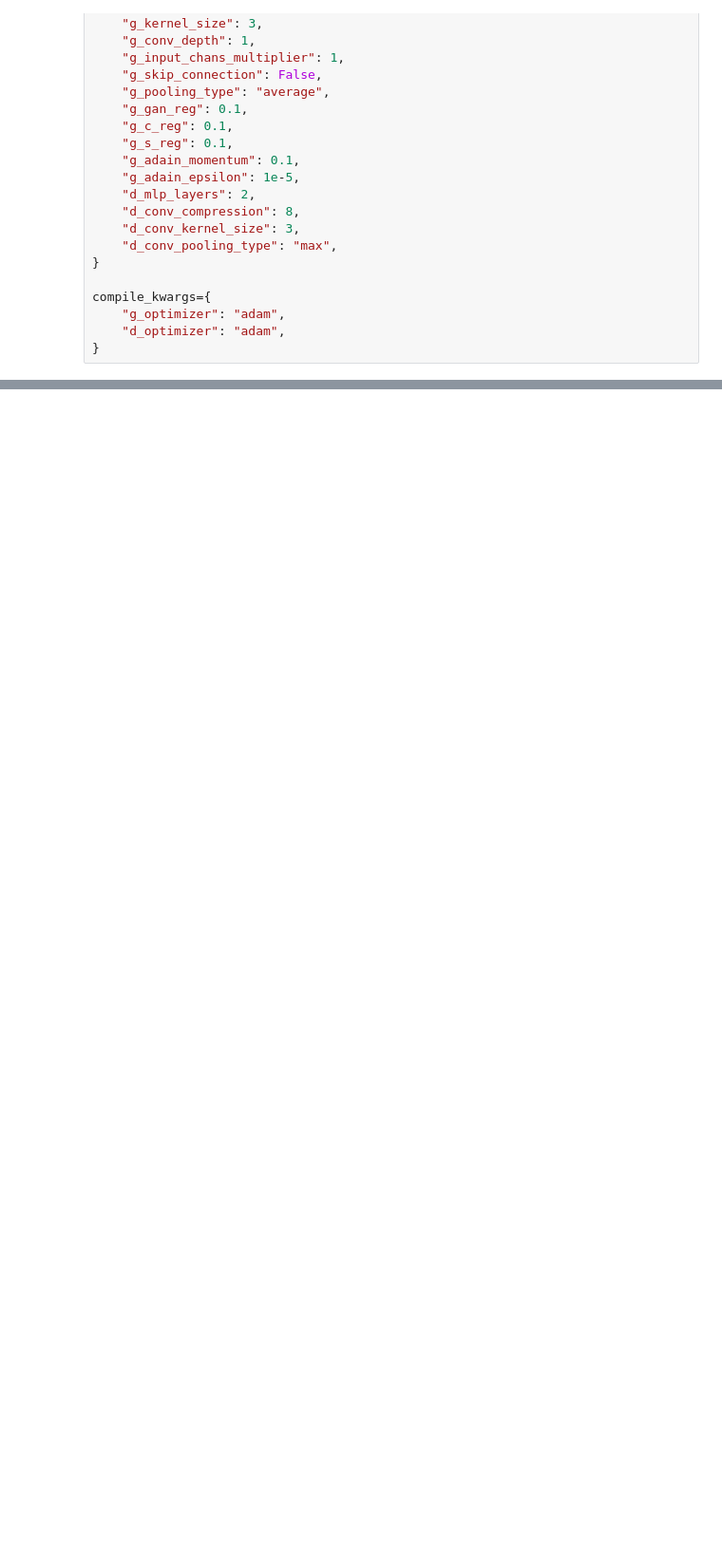
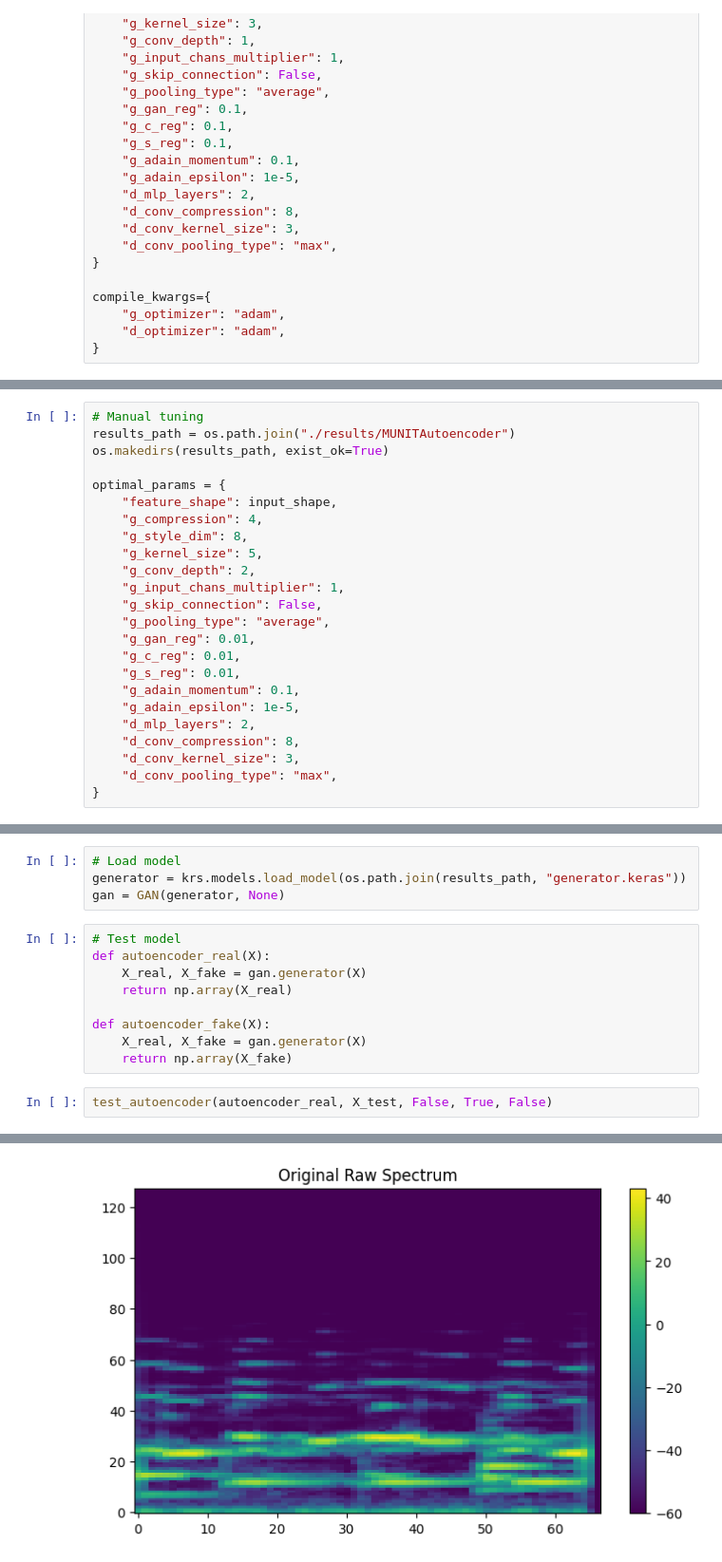
Before and after one commit to FlorSanders/AutoStyleTransfer, a Jupyter notebook: autencoders.ipynb, the cells around one changed output, grey strips where cells are left out. Shown at 95% size. Saved outputs shown, nothing was run; the diff lists cells and outputs as text; blank space fills up the shorter version.

Commit message:
test new autoencoders

```diff
--- a/autencoders.ipynb
+++ b/autencoders.ipynb
@@ -887,0 +910,24 @@ Training
+# %%
+# Manual tuning
+results_path = os.path.join("./results/MUNITAutoencoder")
+os.makedirs(results_path, exist_ok=True)
+
+optimal_params = {
+    "feature_shape": input_shape,
+    "g_compression": 4,
+    "g_style_dim": 8,
+    "g_kernel_size": 5,
+    "g_conv_depth": 2,
+    "g_input_chans_multiplier": 1,
+    "g_skip_connection": False,
+    "g_pooling_type": "average",
+    "g_gan_reg": 0.01,
+    "g_c_reg": 0.01,
+    "g_s_reg": 0.01,
+    "g_adain_momentum": 0.1,
+    "g_adain_epsilon": 1e-5,
+    "d_mlp_layers": 2,
+    "d_conv_compression": 8,
+    "d_conv_kernel_size": 3,
+    "d_conv_pooling_type": "max",
+}
@@ -887,0 +962,16 @@ Training
+# %%
+# Load model
+generator = krs.models.load_model(os.path.join(results_path, "generator.keras"))
+gan = GAN(generator, None)
+# %%
+# Test model
+def autoencoder_real(X):
+    X_real, X_fake = gan.generator(X)
+    return np.array(X_real)
+
+def autoencoder_fake(X):
+    X_real, X_fake = gan.generator(X)
+    return np.array(X_fake)
+# %%
+test_autoencoder(autoencoder_real, X_test, False, True, False)
+# %% [output]
@@ -887,0 +982 @@ Training
+[figure, added]
```
Also changed, not shown: parts of 19 cells of this notebook, 2 other files.
